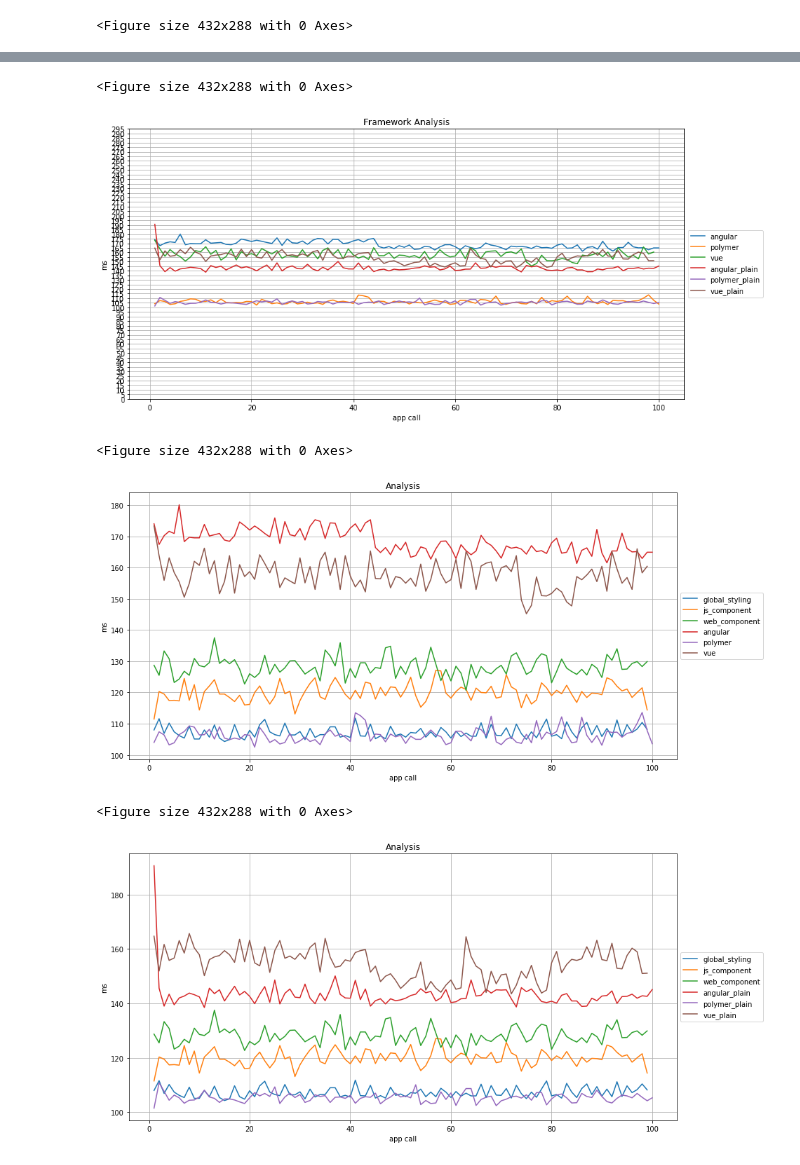
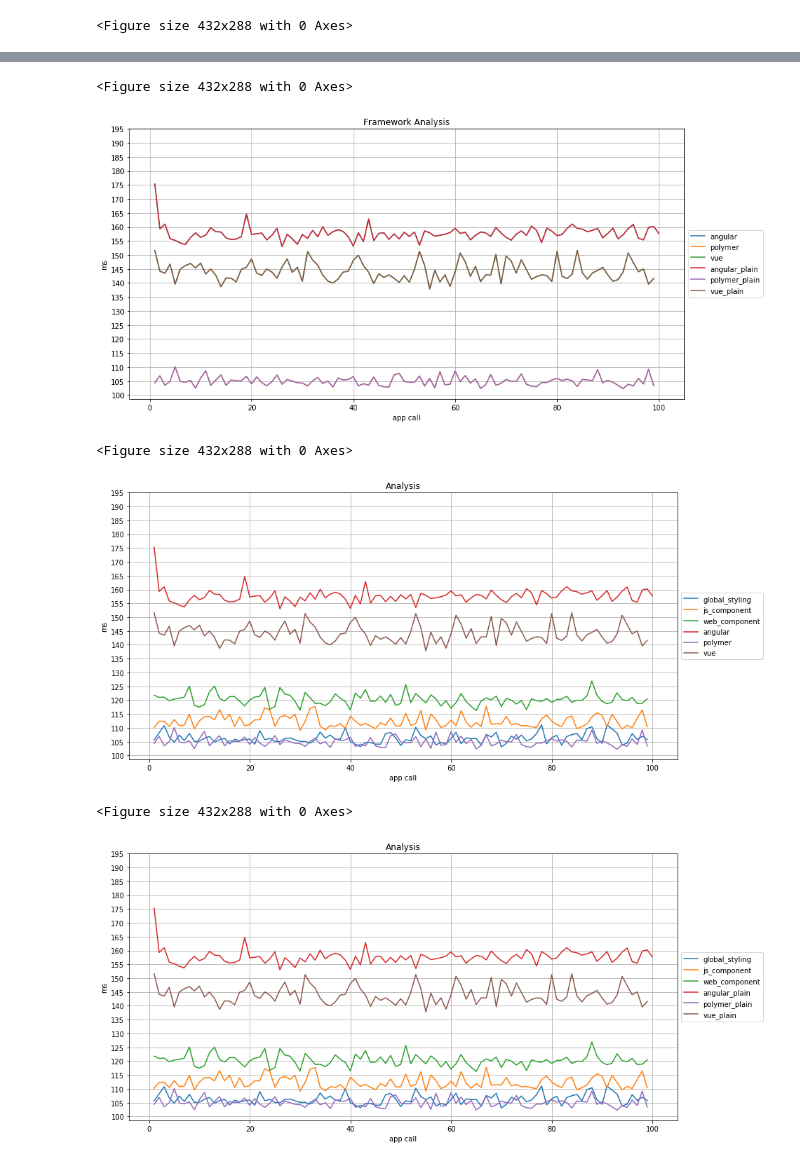
Before and after one commit to na018/web-components_research, a Jupyter notebook: 03_Performance-Test/Analysis.ipynb, the cells around one changed output, grey strips where cells are left out. Drawn from its saved outputs; the diff is of its cells as text; code cells hidden in the pictures.

Commit message:
updated performance tests

```diff
--- a/03_Performance-Test/Analysis.ipynb
+++ b/03_Performance-Test/Analysis.ipynb
@@ -17,15 +17,15 @@ tf.logging.set_verbosity(tf.logging.ERROR)
 pd.options.display.max_rows = 10
 pd.options.display.float_format = '{:.1f}'.format
 # %%
-global_styling_dataframe = pd.read_json("00-global-styling/BodyRendering.json")
-js_component_dataframe = pd.read_json("01-js-component/BodyRendering.json")
-web_component_dataframe = pd.read_json("02-webcomponent/BodyRendering.json")
-angular_dataframe = pd.read_json("03-angular/BodyRendering.json")
-polymer_dataframe = pd.read_json("04-polymer/BodyRendering.json")
-vue_dataframe = pd.read_json("05-vue/BodyRendering.json")
-angular_plain_dataframe = pd.read_json("03-angular/plain/BodyRendering.json")
-polymer_plain_dataframe = pd.read_json("04-polymer/plain/BodyRendering.json")
-vue_plain_dataframe = pd.read_json("05-vue/plain/BodyRendering.json")
+global_styling_dataframe = pd.read_json("performance_test_result/00_progress-bar/00-global-styling/BodyRendering.json")
+js_component_dataframe = pd.read_json("performance_test_result/00_progress-bar/01-js-component/BodyRendering.json")
+web_component_dataframe = pd.read_json("performance_test_result/00_progress-bar/02-webcomponent/BodyRendering.json")
+angular_dataframe = pd.read_json("performance_test_result/00_progress-bar/03-angular/BodyRendering.json")
+polymer_dataframe = pd.read_json("performance_test_result/00_progress-bar/04-polymer/BodyRendering.json")
+vue_dataframe = pd.read_json("performance_test_result/00_progress-bar/05-vue/BodyRendering.json")
+angular_plain_dataframe = pd.read_json("performance_test_result/00_progress-bar/03-angular/BodyRendering.json")
+polymer_plain_dataframe = pd.read_json("performance_test_result/00_progress-bar/04-polymer/BodyRendering.json")
+vue_plain_dataframe = pd.read_json("performance_test_result/00_progress-bar/05-vue/BodyRendering.json")
 
 frames = [global_styling_dataframe,
           js_component_dataframe,
@@ -75,28 +75,28 @@ performance_dataframe
 99 rows × 3 columns
 # %%
 f = plt.figure()
-performance_dataframe.plot(kind='line',figsize=(14,7), title="Analysis", grid=True, yticks=range(0,200,5),stacked = False)
+performance_dataframe.plot(kind='line',figsize=(14,7), title="Analysis", grid=True, yticks=range(100,200,5),stacked = False)
 plt.legend(loc='center left', bbox_to_anchor=(1, 0.5))
 plt.ylabel("ms")
 plt.xlabel("app call")
 plt.show()
 
 f = plt.figure()
-performance_dataframe_frameworks_only.plot(kind='line',figsize=(14,7), title="Framework Analysis", grid=True, yticks=range(0,300,5),stacked = False)
+performance_dataframe_frameworks_only.plot(kind='line',figsize=(14,7), title="Framework Analysis", grid=True, yticks=range(100,200,5),stacked = False)
 plt.legend(loc='center left', bbox_to_anchor=(1, 0.5))
 plt.ylabel("ms")
 plt.xlabel("app call")
 plt.show()
 
 f = plt.figure()
-performance_dataframe_frameworks.plot(kind='line',figsize=(14,7), title="Analysis", grid=True,stacked = False)
+performance_dataframe_frameworks.plot(kind='line',figsize=(14,7), title="Analysis", grid=True, yticks=range(100,200,5), stacked = False)
 plt.legend(loc='center left', bbox_to_anchor=(1, 0.5))
 plt.ylabel("ms")
 plt.xlabel("app call")
 plt.show()
 
 f = plt.figure()
-performance_dataframe_plain.plot(kind='line',figsize=(14,7), title="Analysis", grid=True,stacked = False)
+performance_dataframe_plain.plot(kind='line',figsize=(14,7), title="Analysis", grid=True, yticks=range(100,200,5), stacked = False)
 plt.legend(loc='center left', bbox_to_anchor=(1, 0.5))
 plt.ylabel("ms")
 plt.xlabel("app call")
@@ -107,6 +107,6 @@ plt.show()
 <Figure size 432x288 with 0 Axes>
-[figure, old version]
+[figure, new version]
 <Figure size 432x288 with 0 Axes>
-[figure, old version]
+[figure, new version]
 <Figure size 432x288 with 0 Axes>
-[figure, old version]
+[figure, new version]
```
Also changed, not shown: parts of 4 cells of this notebook, 23 other files.
